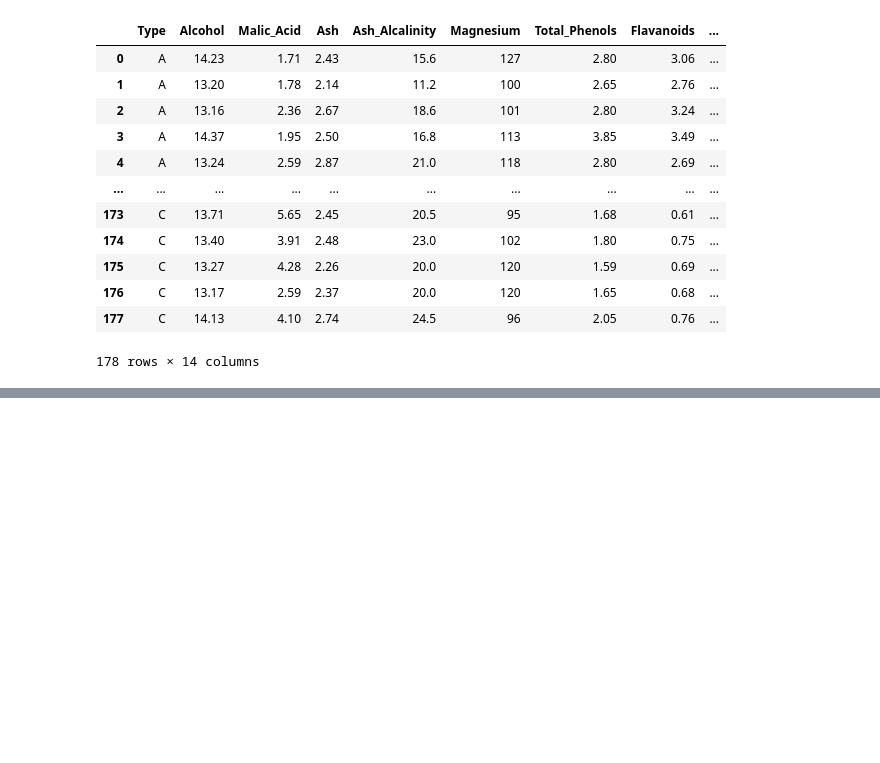
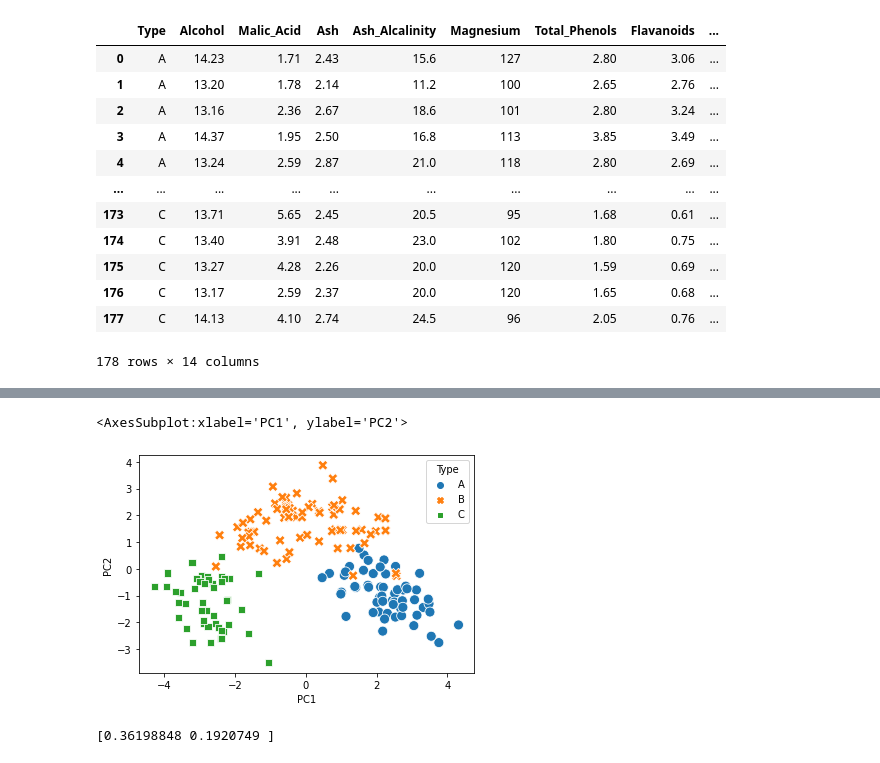
Before and after one commit to Jeong-JaeYoon/Today-I-Learned, a Jupyter notebook: 2022-1-MultivariateStatisticalAnalysisForDataMining/homework5.ipynb, the cells around one changed output, grey strips where cells are left out. Drawn from its saved outputs; the diff is of its cells as text; code cells hidden in the pictures; blank space fills up the shorter version.

```diff
--- a/2022-1-MultivariateStatisticalAnalysisForDataMining/homework5.ipynb
+++ b/2022-1-MultivariateStatisticalAnalysisForDataMining/homework5.ipynb
@@ -24,0 +28,4 @@ wine
+# %%
+feature = x.columns.values
+print(feature)
+x
@@ -24,0 +49,4 @@ wine
+# %%
+scaled_x = StandardScaler().fit_transform(x)
+final = pd.DataFrame(scaled_x, columns=feature)
+final
@@ -24,0 +67,5 @@ wine
+# %%
+pca = PCA(n_components=2)
+pca_x = pca.fit_transform(final)
+pca_x_df = pd.DataFrame(pca_x)
+pca_x_df
@@ -24,0 +86,3 @@ wine
+# %%
+final_pca = pd.concat([pca_x_df, y], axis=1)
+final_pca
@@ -24,0 +103,11 @@ wine
+# %%
+plt.xlabel('PC1')
+plt.ylabel('PC2')
+sns.scatterplot(final_pca[0], final_pca[1], data=final_pca, hue='Type', style='Type', s=100)
+# %% [output]
+<AxesSubplot:xlabel='PC1', ylabel='PC2'>
+[figure, added]
+# %%
+print(pca.explained_variance_ratio_)
+# %% [output]
+[0.36198848 0.1920749 ]
```
Also changed, not shown: parts of 13 cells of this notebook.
